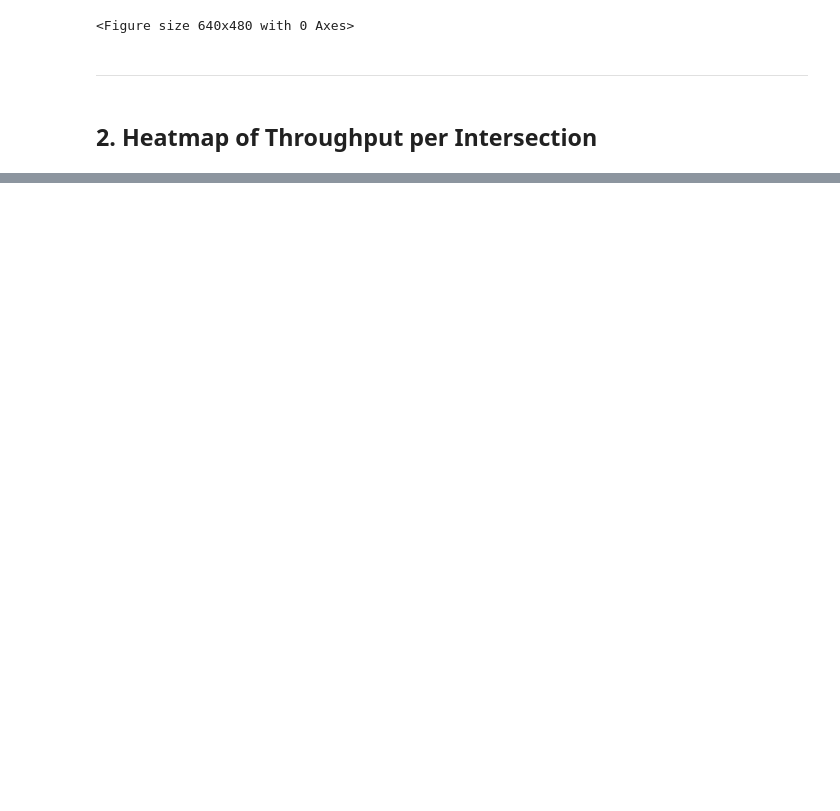
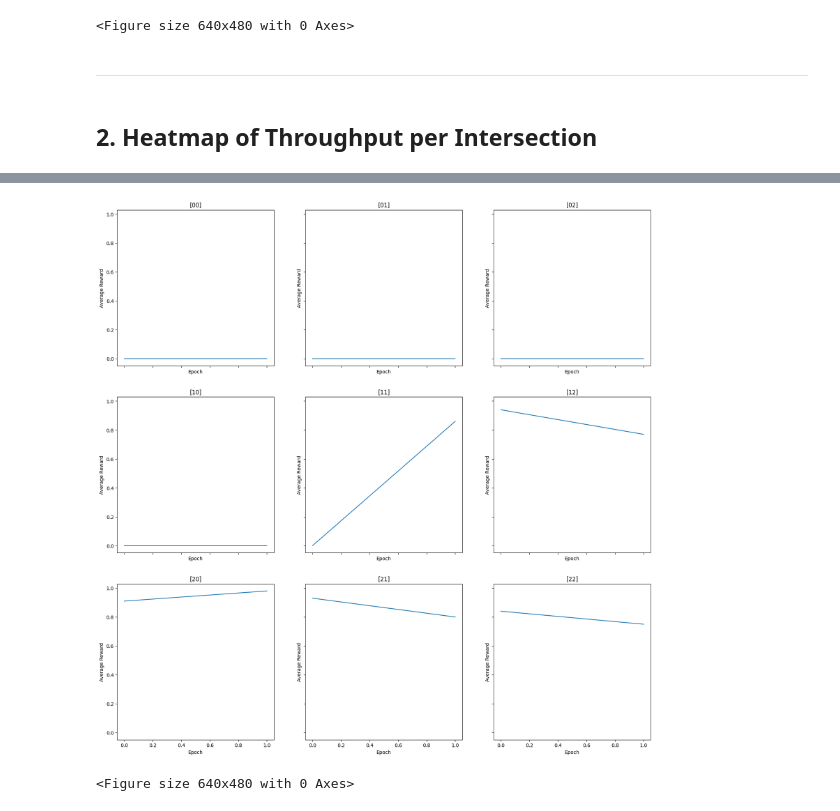
Before and after one commit to LeonidasZotos/adaptiveAuctions, a Jupyter notebook: analysis.ipynb, the cells around one changed output, grey strips where cells are left out. Drawn from its saved outputs; the diff is of its cells as text; code cells hidden in the pictures; blank space fills up the shorter version.

```diff
--- a/analysis.ipynb
+++ b/analysis.ipynb
@@ -120,0 +127,8 @@ plot_throughput_heatmap_average(average_throughput_per_intersection)
+# %%
+average_reward_per_intersection_df = pd.read_csv(
+    'results/' + file_to_use + '/average_reward_per_intersection_history.csv')
+num_of_intersections = int(
+    np.sqrt(len(average_reward_per_intersection_df.columns)))
+# convert 2d array to 3d array with shape (num_of_intersections, num_of_intersections, num_of_epochs)
+average_reward_per_intersection = np.array(average_reward_per_intersection_df).reshape(
+    num_of_intersections, num_of_intersections, -1)
@@ -120,0 +147,18 @@ plot_throughput_heatmap_average(average_throughput_per_intersection)
+# %%
+def plot_reward_per_intersection_history(data):
+    # Create a plot with subplots for each intersection. Each subplot is a graph of the reward history of that intersection. In total there are as many subplots as intersections
+    fig, axs = plt.subplots(
+        data.shape[0], data.shape[1], sharex=True, sharey=True, figsize=(20, 20))
+    for i in range(data.shape[0]):
+        for j in range(data.shape[1]):
+            axs[i, j].plot(average_reward_per_intersection[i, j])
+            axs[i, j].set_title('[' + str(i) + str(j) + ']')
+            axs[i, j].set_xlabel('Epoch')
+            axs[i, j].set_ylabel('Average Reward')
+    plt.show()
+    plt.clf()
+# %%
+plot_reward_per_intersection_history(average_reward_per_intersection)
+# %% [output]
+[figure, added]
+<Figure size 640x480 with 0 Axes>
```
Also changed, not shown: parts of 8 cells of this notebook, 5 other files.
